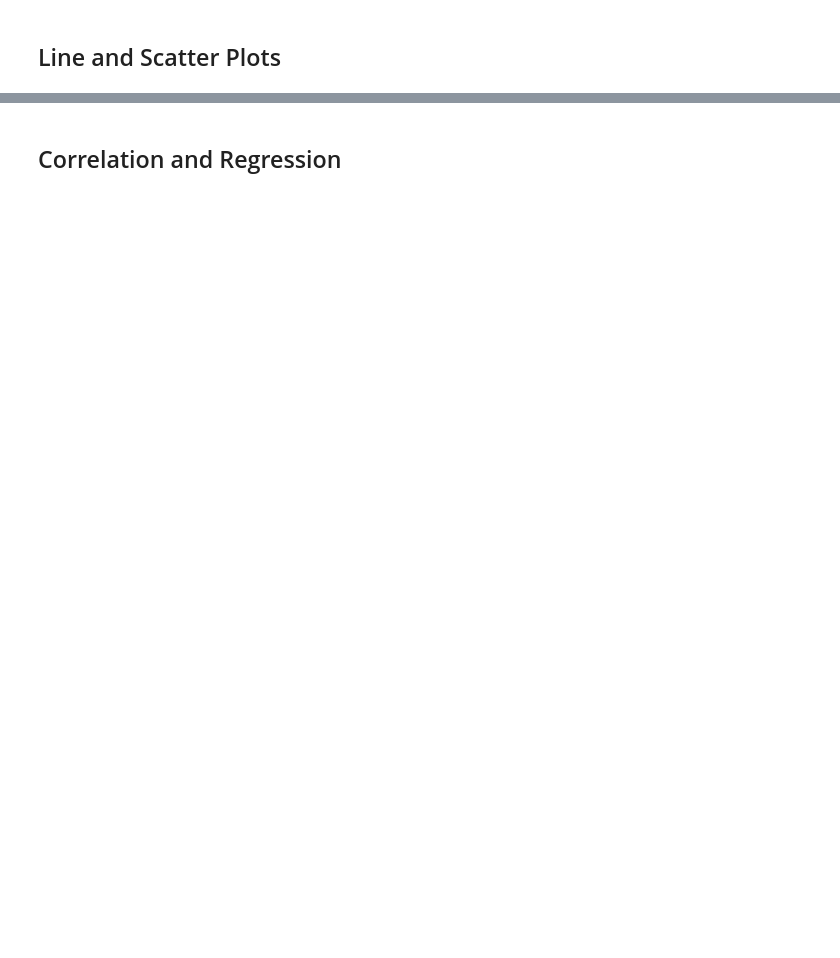
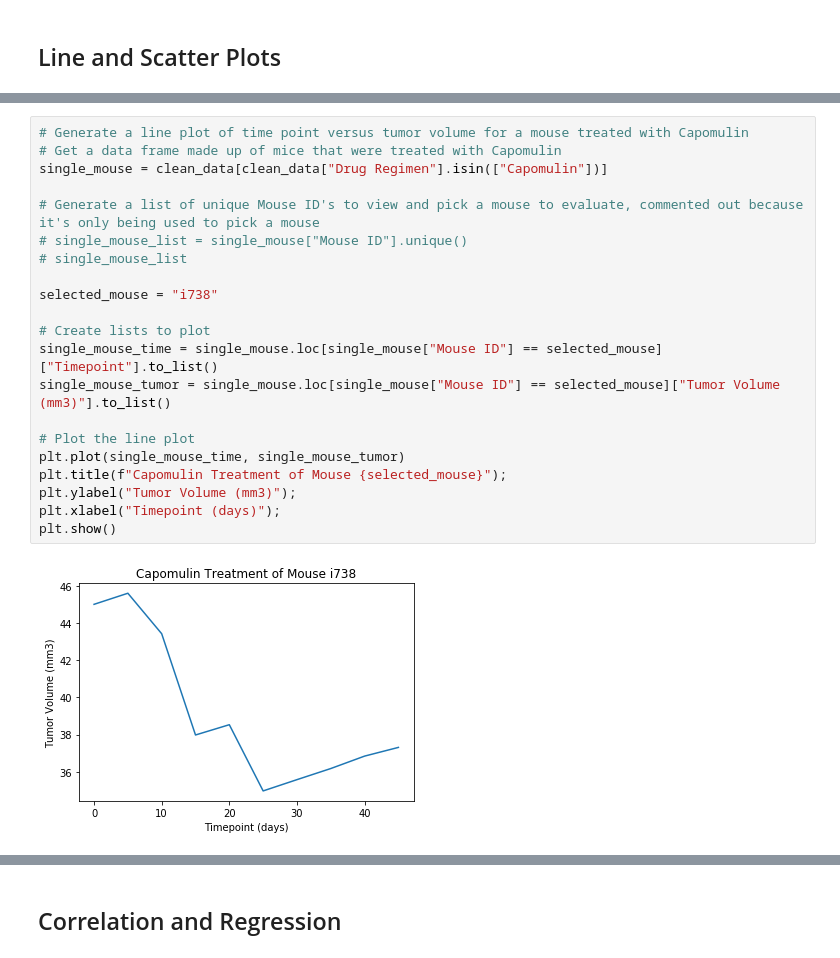
Before and after one commit to Autonomousse/Matplotlib-Cancer-Study, a Jupyter notebook: Pymaceuticals/pymaceuticals.ipynb, the cells around one changed output, grey strips where cells are left out. Drawn from its saved outputs; the diff is of its cells as text; blank space fills up the shorter version.

Commit message:
Finished code, need to update comments

```diff
--- a/Pymaceuticals/pymaceuticals.ipynb
+++ b/Pymaceuticals/pymaceuticals.ipynb
@@ -491,0 +495,23 @@ ax1.boxplot(data, flierprops=red_diamond);
+# %%
+# Generate a line plot of time point versus tumor volume for a mouse treated with Capomulin
+# Get a data frame made up of mice that were treated with Capomulin
+single_mouse = clean_data[clean_data["Drug Regimen"].isin(["Capomulin"])]
+
+# Generate a list of unique Mouse ID's to view and pick a mouse to evaluate, commented out because it's only being used to pick a mouse
+# single_mouse_list = single_mouse["Mouse ID"].unique()
+# single_mouse_list
+
+selected_mouse = "i738"
+
+# Create lists to plot
+single_mouse_time = single_mouse.loc[single_mouse["Mouse ID"] == selected_mouse]["Timepoint"].to_list()
+single_mouse_tumor = single_mouse.loc[single_mouse["Mouse ID"] == selected_mouse]["Tumor Volume (mm3)"].to_list()
+
+# Plot the line plot
+plt.plot(single_mouse_time, single_mouse_tumor)
+plt.title(f"Capomulin Treatment of Mouse {selected_mouse}");
+plt.ylabel("Tumor Volume (mm3)");
+plt.xlabel("Timepoint (days)");
+plt.show()
+# %% [output]
+[figure, added]
```
Also changed, not shown: parts of 11 cells of this notebook.
